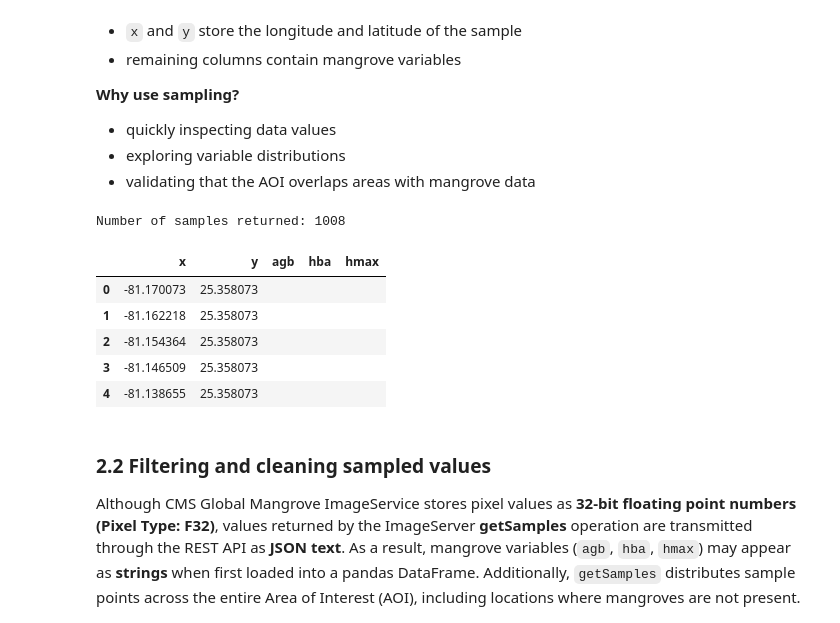
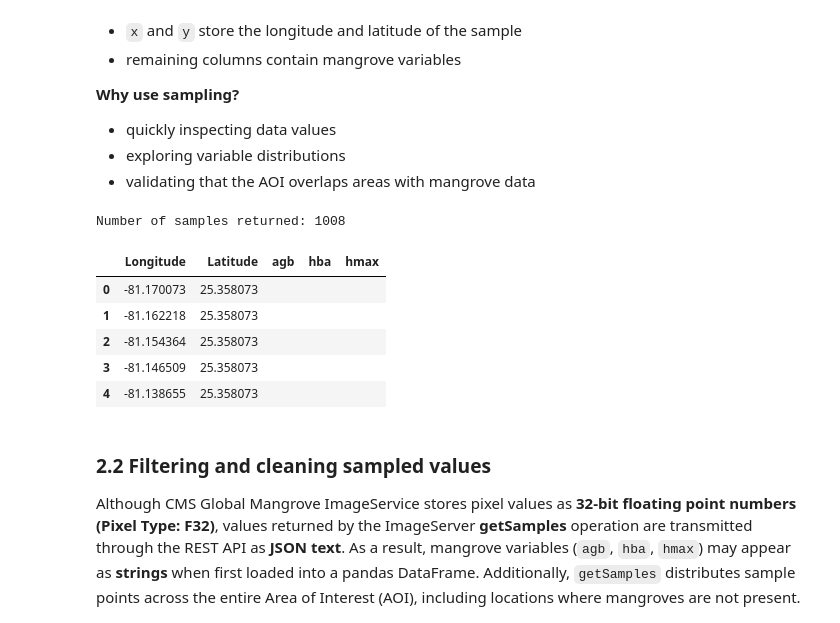
Before and after one commit to eosdis-nasa/earthdata-gis, a Jupyter notebook: inDevelopement/MangrovesDRAFT_v2.ipynb, the cells around one changed output. Saved outputs shown, nothing was run; the diff lists cells and outputs as text; code cells hidden in the pictures.

```diff
--- a/inDevelopement/MangrovesDRAFT_v2.ipynb
+++ b/inDevelopement/MangrovesDRAFT_v2.ipynb
@@ -278,36 +278,36 @@ def samples_to_dataframe(samples_json: dict, column_vars=("agb", "hba", "hmax"))
     Assumes each 'sample' has:
       - a 'location' dict with 'x' and 'y'
       - mangrove variable values
     """
     samples = samples_json.get("samples", [])
     rows = []
 
     for s in samples:
         loc = s.get("location", {})
         row = {
-            "x": loc.get("x"),
-            "y": loc.get("y"),
+            "Longitude": loc.get("x"),
+            "Latitude": loc.get("y"),
         }
 
         attrs = s.get("attributes", {})
         for var in column_vars:
             if var in attrs:
                 row[var] = attrs[var]
 
         rows.append(row)
 
     return pd.DataFrame(rows)
 
 
 # Example: sample 1,200 points in the AOI
 samples_json = sample_mangrove_values(service_url, aoi_bbox, sample_count=1200)
 print(f"Number of samples returned: {len(samples_json.get('samples', []))}")
 
 aoi_df = samples_to_dataframe(samples_json)
 display(aoi_df.head())
 # %% [output]
 Number of samples returned: 1008
-|  | x | y | agb | hba | hmax |
+|  | Longitude | Latitude | agb | hba | hmax |
 | 0 | -81.170073 | 25.358073 |  |  |  |
 | 1 | -81.162218 | 25.358073 |  |  |  |
 | 2 | -81.154364 | 25.358073 |  |  |  |
```
Also changed, not shown: parts of 1 cell of this notebook.
